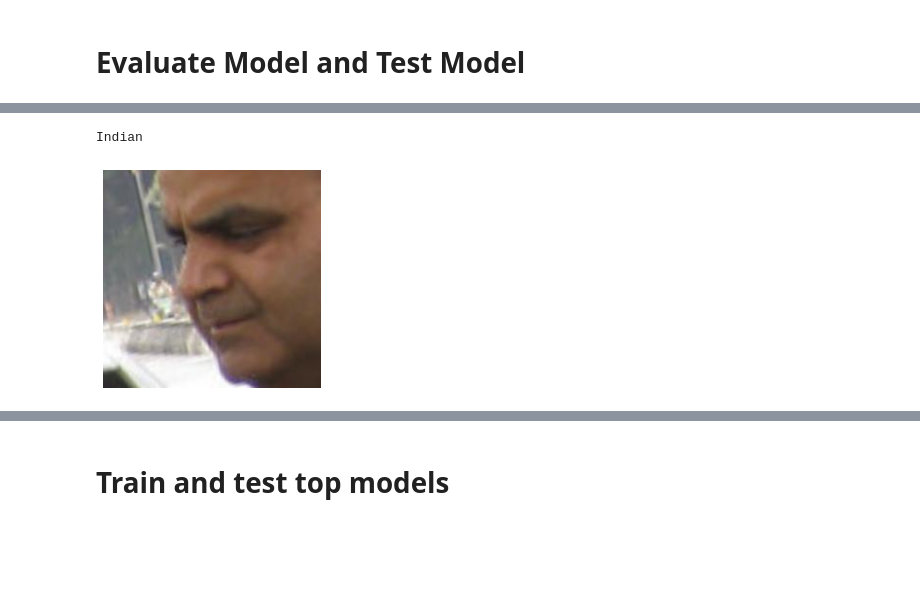
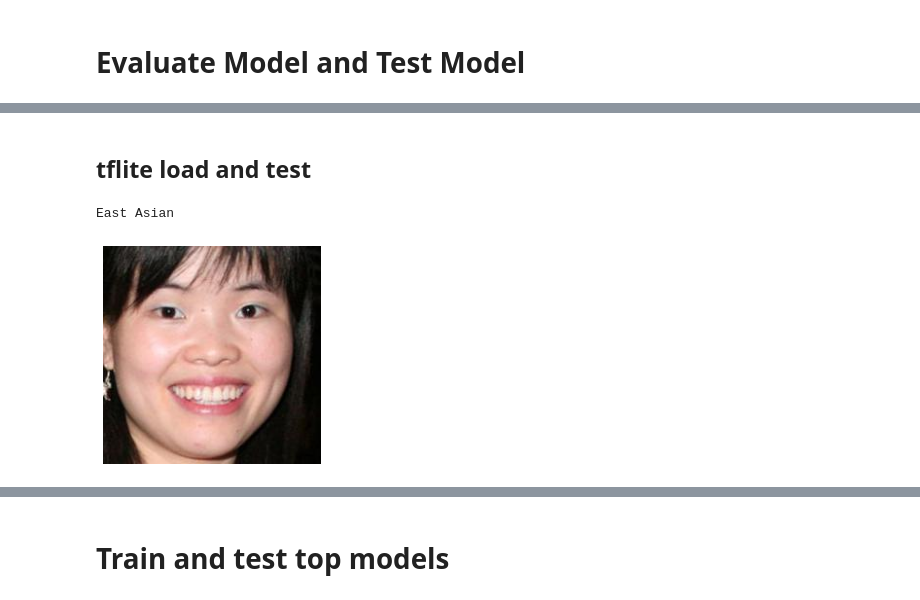
Before and after one commit to biplobsd/ImageClassificationTest, a Jupyter notebook: cnn_transfer_learning.ipynb, the cells around one changed output, grey strips where cells are left out. Cells and saved outputs as stored; diff of their text form; code cells hidden in the pictures; blank space fills up the shorter version.

```diff
--- a/cnn_transfer_learning.ipynb
+++ b/cnn_transfer_learning.ipynb
@@ -329,5 +367,7 @@ def prepare(filepath):
+# %% [markdown]
+## tflite load and test
 # %%
-interpreter = tf.lite.Interpreter(model_path='/content/lite_faceClassifier_imgnetPLUSresnet_50_v1.tflite')
+interpreter = tf.lite.Interpreter(model_path='/content/drives/University/lite_ImageClassification_resnet_v1_50.tflite')
 # This little helper wraps the TFLite Interpreter as a numpy-to-numpy function.
 def lite_model(images):
   interpreter.allocate_tensors()
@@ -335,8 +375,8 @@ def lite_model(images):
   interpreter.invoke()
   return interpreter.get_tensor(interpreter.get_output_details()[0]['index'])
 # %%
-probs_lite = lite_model(prepare('/content/Mini Dataset/Indian/103.jpg'))
+probs_lite = lite_model(prepare('/content/Mini Dataset/East Asian/100.jpg'))
 print(faces_labels_dict[np.argmax(probs_lite)])
 # %% [output]
-Indian
+East Asian
-[figure, old version]
+[figure, new version]
```
Also changed, not shown: parts of 31 cells of this notebook.
